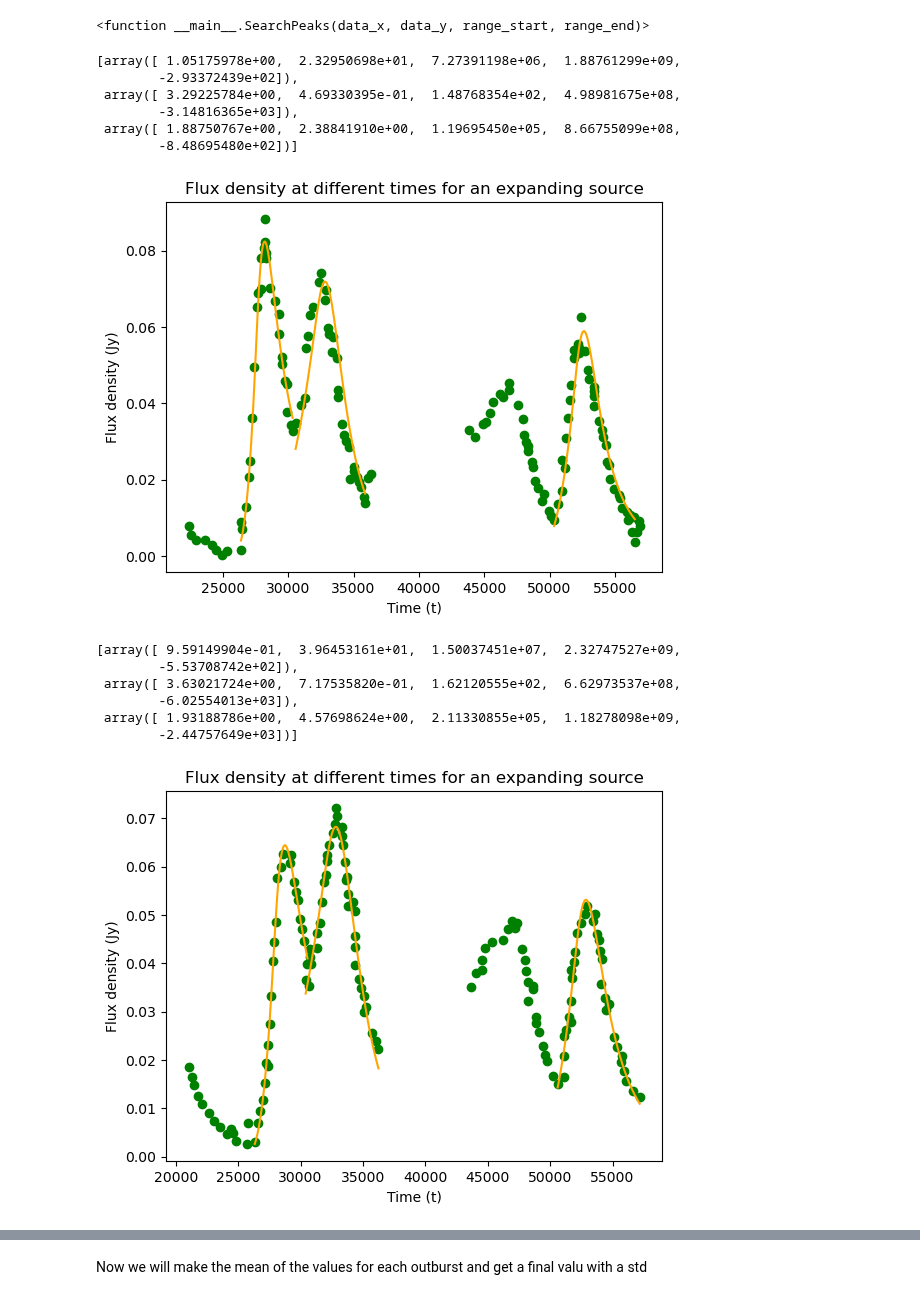
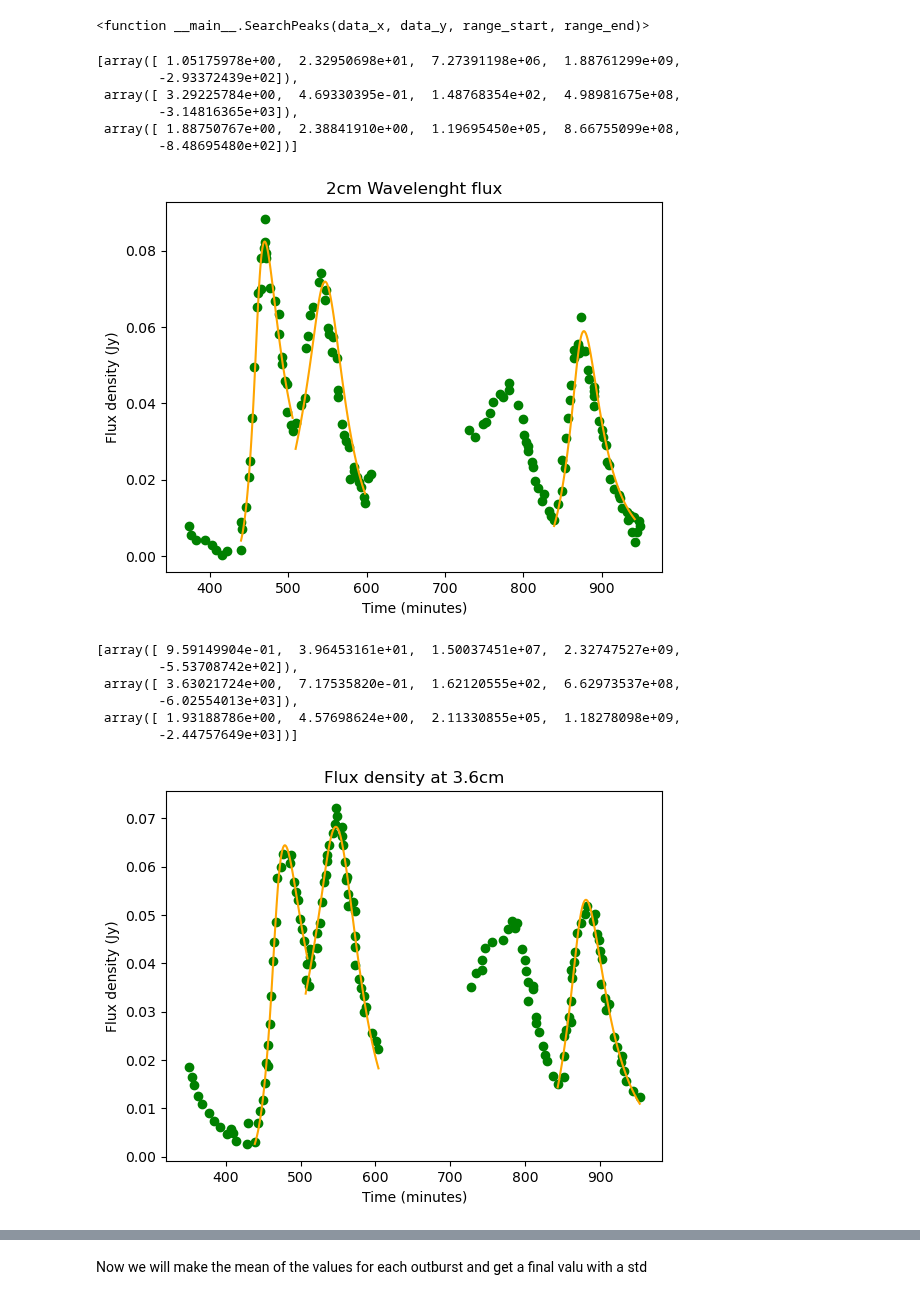
Before and after one commit to Camachoadri/JAEICU2024, a Jupyter notebook: Blob emission in GRS 1915+105/Blob emission in GRS 1915+105-07-03-24.ipynb, the cells around one changed output, grey strips where cells are left out. Drawn from its saved outputs; the diff is of its cells as text; code cells hidden in the pictures.

Commit message:
Changed plots from secons to minutes

```diff
--- a/Blob emission in GRS 1915+105/Blob emission in GRS 1915+105-07-03-24.ipynb
+++ b/Blob emission in GRS 1915+105/Blob emission in GRS 1915+105-07-03-24.ipynb
@@ -564,7 +564,8 @@ def VanDerLaanFit(time, FluxDens, peaks, p_aprox, B0_aprox, offset_aprox, N0_apr
         #Im not using the covariance matrix, so use alpha[0]
         VanDerLaanFit.append(alpha[0])
 
-        plt.plot(timelin, FluxatT(timelin - min(timelin) , frequency, alpha[0][0], alpha[0][1], alpha[0][2], distance, r0, alpha[0][3]
+        #Plotting time in minutes
+        plt.plot(timelin/60. , FluxatT(timelin - min(timelin) , frequency, alpha[0][0], alpha[0][1], alpha[0][2], distance, r0, alpha[0][3]
                          , 1., offset= alpha[0][4] ), c='orange')
 
     return VanDerLaanFit
@@ -586,14 +587,14 @@ interactive(children=(IntSlider(value=0, description='range_start', max=137), In
 time=cm2['UT time (hours)'].to(u.s).value
 FluxDens= cm2['Flux density (mJy)'].to(u.Jy).value
 peaks= [[5,27], [27,53], [72,98]]
-plt.scatter(time , FluxDens, c='green')
+plt.scatter(time/60 , FluxDens, c='green')
 
 frequency= wavelenghttofreq(2*u.cm).to(u.Hz).value
 cm2_fit=VanDerLaanFit(time, FluxDens, peaks, p, B0, 0, N0, speed, frequency, d, r0, 1.)
 
-plt.xlabel(f"Time (t)")
+plt.xlabel(f"Time (minutes)")
 plt.ylabel(f'Flux density (Jy)')
-plt.title('Flux density at different times for an expanding source')
+plt.title('2cm Wavelenght flux')
 cm2_fit
 # %% [output]
 [array([ 1.05175978e+00,  2.32950698e+01,  7.27391198e+06,  1.88761299e+09,
@@ -602,28 +603,28 @@ cm2_fit
         -3.14816365e+03]),
  array([ 1.88750767e+00,  2.38841910e+00,  1.19695450e+05,  8.66755099e+08,
         -8.48695480e+02])]
-[figure, old version]
+[figure, new version]
 # %%
 time=cm3['UT time (hours)'].to(u.s).value
 FluxDens= cm3['Flux density (mJy)'].to(u.Jy).value
 peaks= [[14,39], [39,78], [103, 137]]
-plt.scatter(time , FluxDens, c='green')
+plt.scatter(time/60 , FluxDens, c='green')
 
-plt.xlabel(f"Time (t)")
+plt.xlabel(f"Time (minutes)")
 plt.ylabel(f'Flux density (Jy)')
-plt.title('Flux density at different times for an expanding source')
+plt.title('Flux density at 3.6cm')
 
 frequency= wavelenghttofreq(3.6*u.cm).to(u.Hz).value
 cm3_fit=VanDerLaanFit(time, FluxDens, peaks, p, B0, 0, N0, speed, frequency, d, r0, 1.)
 cm3_fit
 # %% [output]
 [array([ 9.59149904e-01,  3.96453161e+01,  1.50037451e+07,  2.32747527e+09,
         -5.53708742e+02]),
  array([ 3.63021724e+00,  7.17535820e-01,  1.62120555e+02,  6.62973537e+08,
         -6.02554013e+03]),
  array([ 1.93188786e+00,  4.57698624e+00,  2.11330855e+05,  1.18278098e+09,
         -2.44757649e+03])]
-[figure, old version]
+[figure, new version]
 # %%
 time=cm6['UT time (hours)'].to(u.s).value
 FluxDens= cm6['Flux density (mJy)'].to(u.Jy).value
```
Also changed, not shown: parts of 4 cells of this notebook.
